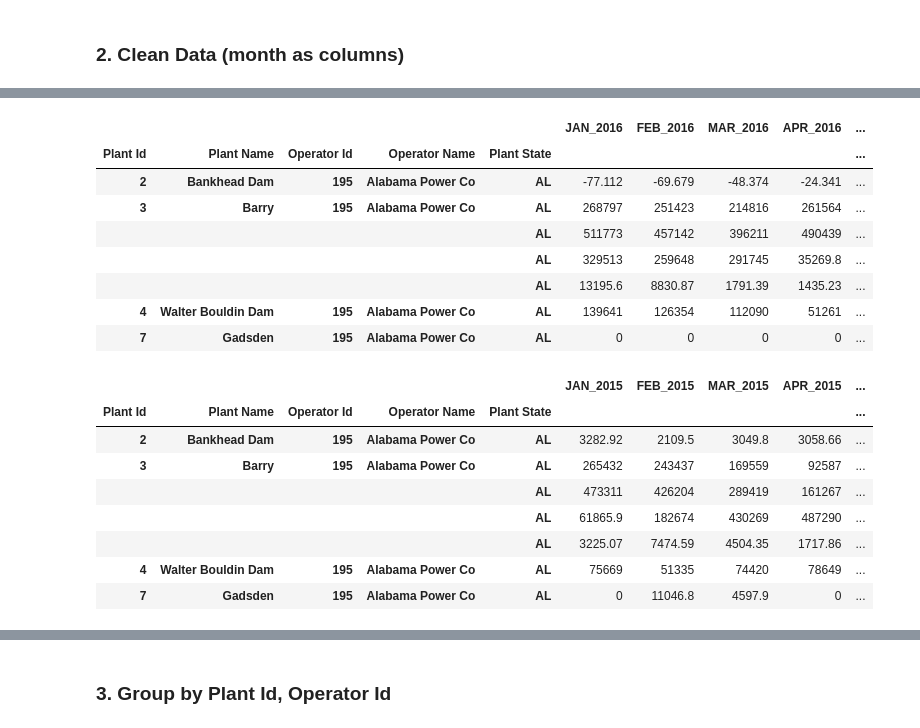
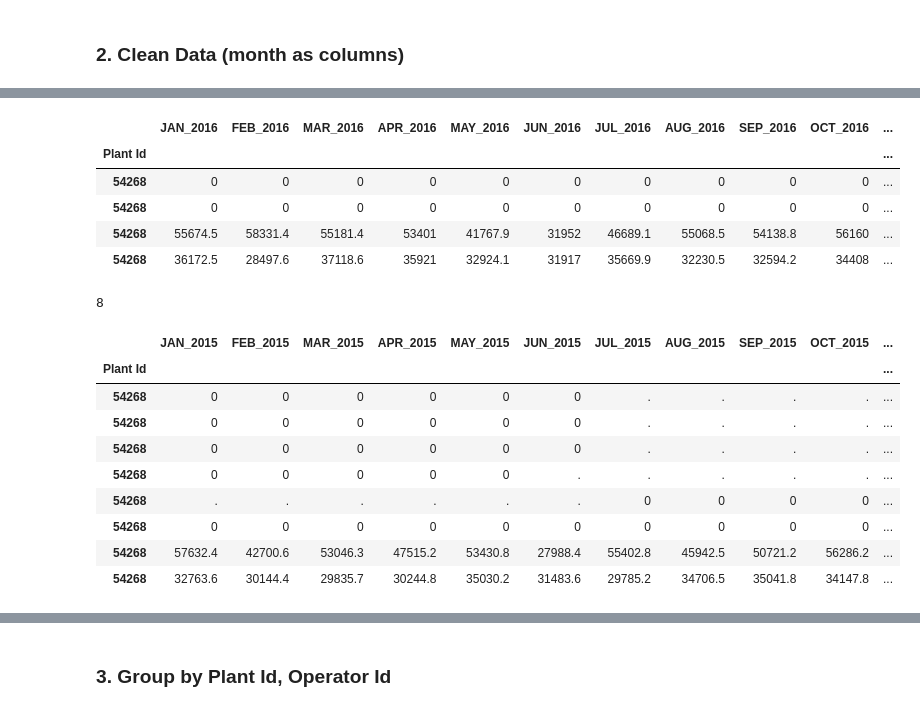
Before and after one commit to xingliuUT/battery_planner, a Jupyter notebook: import_data.ipynb, the cells around one changed output, grey strips where cells are left out. Cells and saved outputs as stored; diff of their text form; code cells hidden in the pictures.

Commit message:
feat: time series data generated for PlantId 54268

```diff
--- a/import_data.ipynb
+++ b/import_data.ipynb
@@ -101,22 +101,31 @@ def clean_by_year(raw_df, year_str, delim = '\n', state_col = 'Plant State'):
     # Set columns to be single level
     raw_df.columns = raw_df.columns.get_level_values(1)
     # Drop the rows that don't correspond to a specific operator
-    drop_row_ind = raw_df.loc[:, 'Operator Id'] == 99999
-    df = raw_df.loc[~drop_row_ind, :]
+#    drop_row_ind = raw_df.loc[:, 'Operator Id'] == 99999
+#    df = raw_df.loc[~drop_row_ind, :]
+#     # select by State
+#     state_row_ind = df.loc[:, state_col] == 'WA'
+#     df = df.loc[state_row_ind, :]
+    # select by Plant Id
+    plant_row_ind = raw_df.loc[:, 'Plant Id'] == 54268
+    df = raw_df.loc[plant_row_ind, :]
     # Use plant's & operator's id and name as row index
-    df = df.set_index(['Plant Id', 'Plant Name', 'Operator Id', 'Operator Name', state_col])
+#     df = df.set_index(['Plant Id', 'Plant Name', 'Operator Id', 'Operator Name', state_col])
+    df = df.set_index(['Plant Id'])
     # Select columns that contains generation
     col_ind = [i for i in df.columns if 'Netgen' in i]
     df = df.loc[:, col_ind]
     # Rename columns to append year
     col_new_name = [i.split(delim)[1][:3].upper() + '_' + year_str for i in df.columns]
     df.columns = col_new_name
-    df.index.set_names('Plant Id', level = 0, inplace = True)
-    df.index.set_names('Plant Name', level = 1, inplace = True)
-    df.index.set_names('Operator Id', level = 2, inplace = True)
-    df.index.set_names('Operator Name', level = 3, inplace = True)
-    df.index.set_names('Plant State', level = 4, inplace = True)
-    return df
+    df.index.set_names('Plant Id', inplace = True)
+#     df.index.set_names('Plant Id', level = 0, inplace = True)
+#     df.index.set_names('Plant Name', level = 1, inplace = True)
+#     df.index.set_names('Operator Id', level = 2, inplace = True)
+#     df.index.set_names('Operator Name', level = 3, inplace = True)
+#     df.index.set_names('Plant State', level = 4, inplace = True)
+
+    return df#.sum(axis = 0)
 # %%
 df2017_new = clean_by_year(df_eia923_y2017, '2017')
 # %%
@@ -134,31 +140,35 @@ df2017_new.head(7)
 # %%
 df2016_new = clean_by_year(df_eia923_y2016, '2016')
 # %%
-df2016_new.head(7)
+df2016_new
 # %% [output]
-|  |  |  |  |  | JAN_2016 | FEB_2016 | MAR_2016 | APR_2016 | ... |
-| Plant Id | Plant Name | Operator Id | Operator Name | Plant State |  |  |  |  | ... |
-| 2 | Bankhead Dam | 195 | Alabama Power Co | AL | -77.112 | -69.679 | -48.374 | -24.341 | ... |
-| 3 | Barry | 195 | Alabama Power Co | AL | 268797 | 251423 | 214816 | 261564 | ... |
-|  |  |  |  | AL | 511773 | 457142 | 396211 | 490439 | ... |
-|  |  |  |  | AL | 329513 | 259648 | 291745 | 35269.8 | ... |
-|  |  |  |  | AL | 13195.6 | 8830.87 | 1791.39 | 1435.23 | ... |
-| 4 | Walter Bouldin Dam | 195 | Alabama Power Co | AL | 139641 | 126354 | 112090 | 51261 | ... |
-| 7 | Gadsden | 195 | Alabama Power Co | AL | 0 | 0 | 0 | 0 | ... |
+|  | JAN_2016 | FEB_2016 | MAR_2016 | APR_2016 | MAY_2016 | JUN_2016 | JUL_2016 | AUG_2016 | SEP_2016 | OCT_2016 | ... |
+| Plant Id |  |  |  |  |  |  |  |  |  |  | ... |
+| 54268 | 0 | 0 | 0 | 0 | 0 | 0 | 0 | 0 | 0 | 0 | ... |
+| 54268 | 0 | 0 | 0 | 0 | 0 | 0 | 0 | 0 | 0 | 0 | ... |
+| 54268 | 55674.5 | 58331.4 | 55181.4 | 53401 | 41767.9 | 31952 | 46689.1 | 55068.5 | 54138.8 | 56160 | ... |
+| 54268 | 36172.5 | 28497.6 | 37118.6 | 35921 | 32924.1 | 31917 | 35669.9 | 32230.5 | 32594.2 | 34408 | ... |
+# %%
+df_eia923_y2015.columns = df_eia923_y2015.columns.get_level_values(1)
+# %%
+sum(df_eia923_y2015.loc[:, 'Plant Id'] == 54268)
+# %% [output]
+8
 # %%
 df2015_new = clean_by_year(df_eia923_y2015, '2015')
 # %%
-df2015_new.head(7)
+df2015_new
 # %% [output]
-|  |  |  |  |  | JAN_2015 | FEB_2015 | MAR_2015 | APR_2015 | ... |
-| Plant Id | Plant Name | Operator Id | Operator Name | Plant State |  |  |  |  | ... |
-| 2 | Bankhead Dam | 195 | Alabama Power Co | AL | 3282.92 | 2109.5 | 3049.8 | 3058.66 | ... |
-| 3 | Barry | 195 | Alabama Power Co | AL | 265432 | 243437 | 169559 | 92587 | ... |
-|  |  |  |  | AL | 473311 | 426204 | 289419 | 161267 | ... |
-|  |  |  |  | AL | 61865.9 | 182674 | 430269 | 487290 | ... |
-|  |  |  |  | AL | 3225.07 | 7474.59 | 4504.35 | 1717.86 | ... |
-| 4 | Walter Bouldin Dam | 195 | Alabama Power Co | AL | 75669 | 51335 | 74420 | 78649 | ... |
-| 7 | Gadsden | 195 | Alabama Power Co | AL | 0 | 11046.8 | 4597.9 | 0 | ... |
+|  | JAN_2015 | FEB_2015 | MAR_2015 | APR_2015 | MAY_2015 | JUN_2015 | JUL_2015 | AUG_2015 | SEP_2015 | OCT_2015 | ... |
+| Plant Id |  |  |  |  |  |  |  |  |  |  | ... |
+| 54268 | 0 | 0 | 0 | 0 | 0 | 0 | . | . | . | . | ... |
+| 54268 | 0 | 0 | 0 | 0 | 0 | 0 | . | . | . | . | ... |
+| 54268 | 0 | 0 | 0 | 0 | 0 | 0 | . | . | . | . | ... |
+| 54268 | 0 | 0 | 0 | 0 | 0 | . | . | . | . | . | ... |
+| 54268 | . | . | . | . | . | . | 0 | 0 | 0 | 0 | ... |
+| 54268 | 0 | 0 | 0 | 0 | 0 | 0 | 0 | 0 | 0 | 0 | ... |
+| 54268 | 57632.4 | 42700.6 | 53046.3 | 47515.2 | 53430.8 | 27988.4 | 55402.8 | 45942.5 | 50721.2 | 56286.2 | ... |
+| 54268 | 32763.6 | 30144.4 | 29835.7 | 30244.8 | 35030.2 | 31483.6 | 29785.2 | 34706.5 | 35041.8 | 34147.8 | ... |
 # %%
 df2014_new = clean_by_year(df_eia923_y2014, '2014')
 # %%
```
Also changed, not shown: parts of 50 cells of this notebook.
